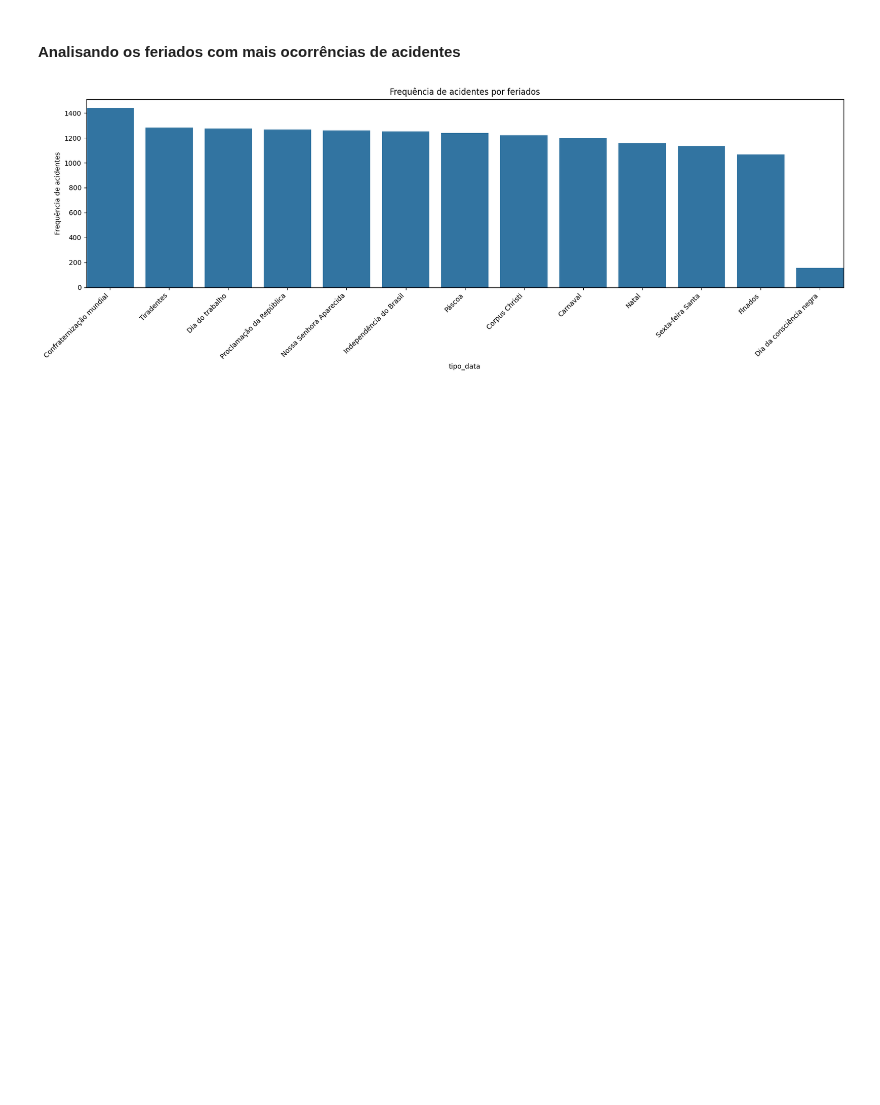
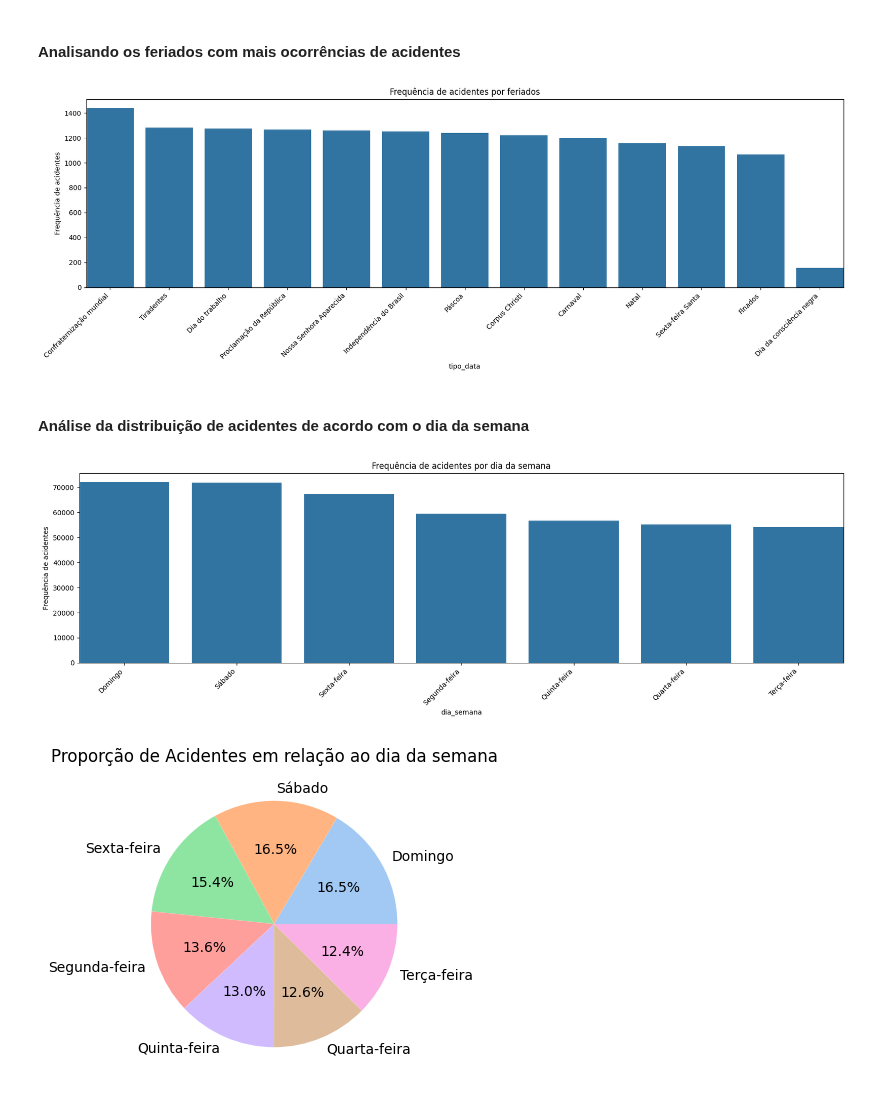
Before and after one commit to evidal1990/coderhouse_datascience, a Jupyter notebook: analysis/data_analysis.ipynb, the cells around one changed output. Drawn from its saved outputs; the diff is of its cells as text; code cells hidden in the pictures; blank space fills up the shorter version.

Commit message:
Análise de acidentes por dia da semana

```diff
--- a/analysis/data_analysis.ipynb
+++ b/analysis/data_analysis.ipynb
@@ -397,3 +397,26 @@ draw_barplot(
 )
 # %% [output]
 [figure]
+# %% [markdown]
+#### Análise da distribuição de acidentes de acordo com o dia da semana
+# %%
+df = df_accidents["dia_semana"].value_counts().reset_index()
+df.columns = ["dia_semana", "frequencia"]
+
+draw_barplot(
+    enable_lineplot=False,
+    set_yscale=False,
+    df=df,
+    x="dia_semana",
+    y="frequencia",
+    title="Frequência de acidentes por dia da semana"
+)
+
+draw_pie(
+    df=df["frequencia"],
+    labels=df["dia_semana"],
+    title="Proporção de Acidentes em relação ao dia da semana"
+)
+# %% [output]
+[figure, added]
+[figure, added]
```
Also changed, not shown: parts of 3 cells of this notebook.
